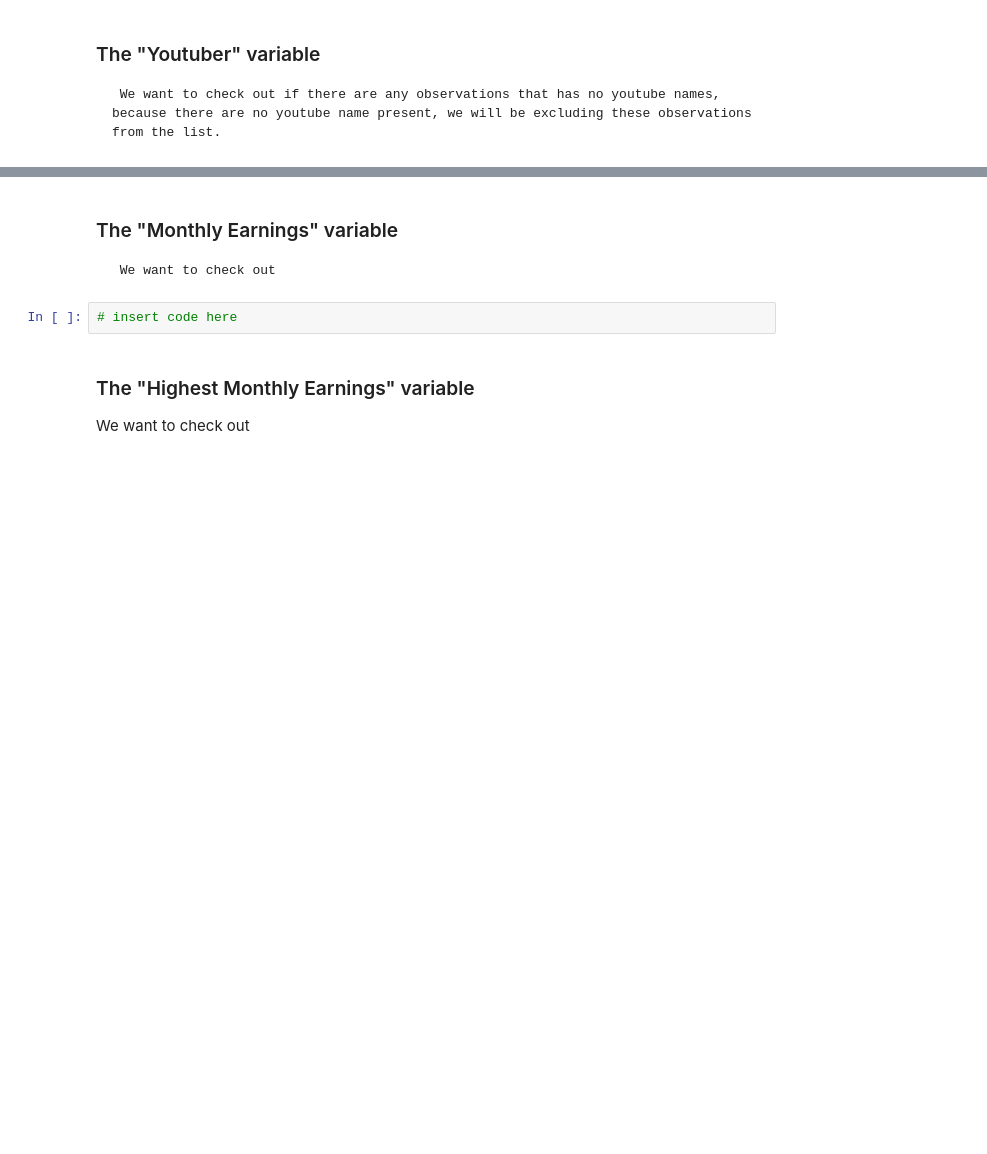
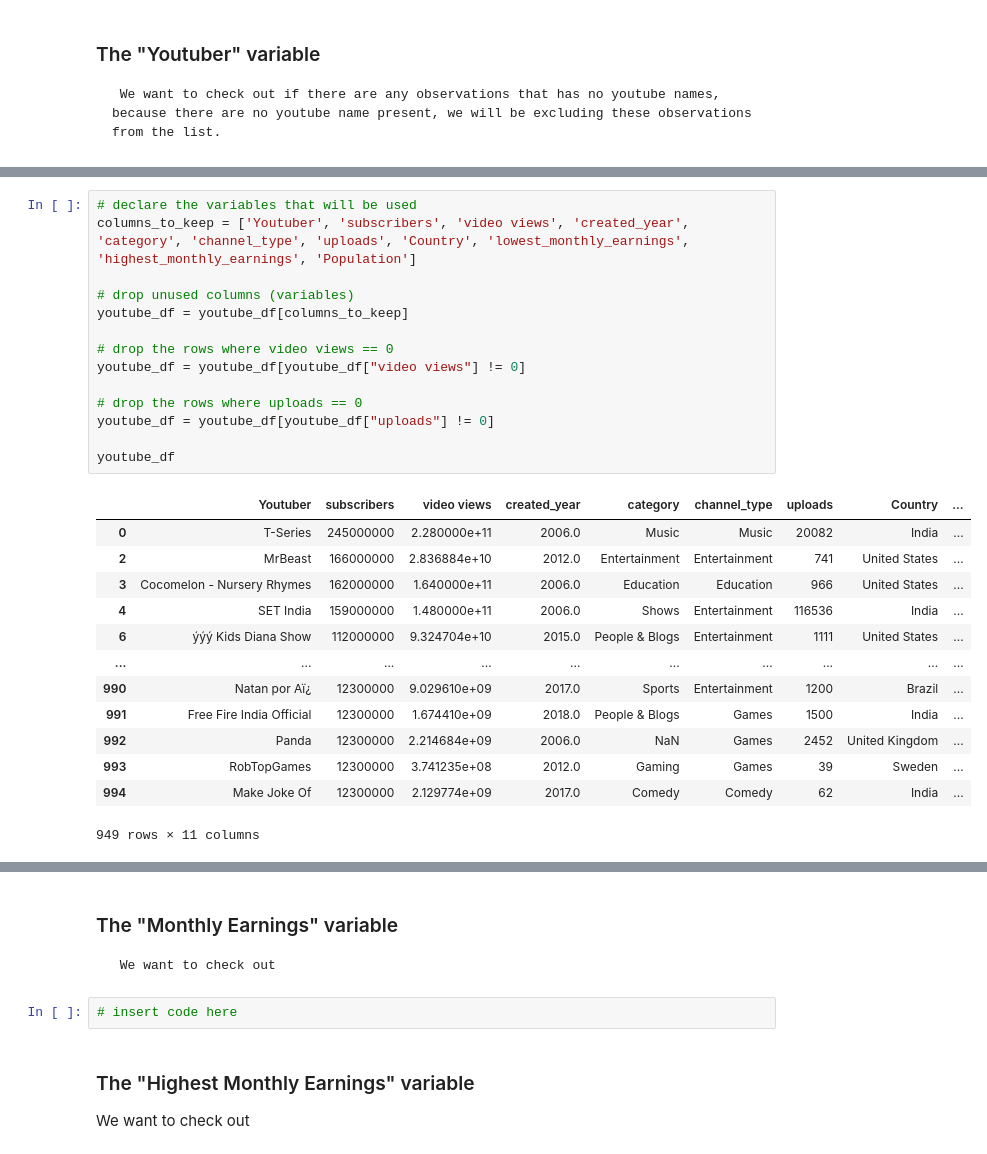
Before and after one commit to Alexxanderson/CSMODEL-PROJECT, a Jupyter notebook: MCO1/Phase1Notebook.ipynb, the cells around one changed output, grey strips where cells are left out. Drawn from its saved outputs; the diff is of its cells as text; blank space fills up the shorter version.

```diff
--- a/MCO1/Phase1Notebook.ipynb
+++ b/MCO1/Phase1Notebook.ipynb
@@ -116,0 +141,28 @@ This process aims to enhance the quality and reliability of the dataset.
+# %%
+# declare the variables that will be used
+columns_to_keep = ['Youtuber', 'subscribers', 'video views', 'created_year', 'category', 'channel_type', 'uploads', 'Country', 'lowest_monthly_earnings', 'highest_monthly_earnings', 'Population']
+
+# drop unused columns (variables)
+youtube_df = youtube_df[columns_to_keep]
+
+# drop the rows where video views == 0
+youtube_df = youtube_df[youtube_df["video views"] != 0]
+
+# drop the rows where uploads == 0
+youtube_df = youtube_df[youtube_df["uploads"] != 0]
+
+youtube_df
+# %% [output]
+|  | Youtuber | subscribers | video views | created_year | category | channel_type | uploads | Country | ... |
+| 0 | T-Series | 245000000 | 2.280000e+11 | 2006.0 | Music | Music | 20082 | India | ... |
+| 2 | MrBeast | 166000000 | 2.836884e+10 | 2012.0 | Entertainment | Entertainment | 741 | United States | ... |
+| 3 | Cocomelon - Nursery Rhymes | 162000000 | 1.640000e+11 | 2006.0 | Education | Education | 966 | United States | ... |
+| 4 | SET India | 159000000 | 1.480000e+11 | 2006.0 | Shows | Entertainment | 116536 | India | ... |
+| 6 | ýýý Kids Diana Show | 112000000 | 9.324704e+10 | 2015.0 | People & Blogs | Entertainment | 1111 | United States | ... |
+| ... | ... | ... | ... | ... | ... | ... | ... | ... | ... |
+| 990 | Natan por Aï¿ | 12300000 | 9.029610e+09 | 2017.0 | Sports | Entertainment | 1200 | Brazil | ... |
+| 991 | Free Fire India Official | 12300000 | 1.674410e+09 | 2018.0 | People & Blogs | Games | 1500 | India | ... |
+| 992 | Panda | 12300000 | 2.214684e+09 | 2006.0 | NaN | Games | 2452 | United Kingdom | ... |
+| 993 | RobTopGames | 12300000 | 3.741235e+08 | 2012.0 | Gaming | Games | 39 | Sweden | ... |
+| 994 | Make Joke Of | 12300000 | 2.129774e+09 | 2017.0 | Comedy | Comedy | 62 | India | ... |
+949 rows × 11 columns
```
Also changed, not shown: parts of 24 cells of this notebook.
